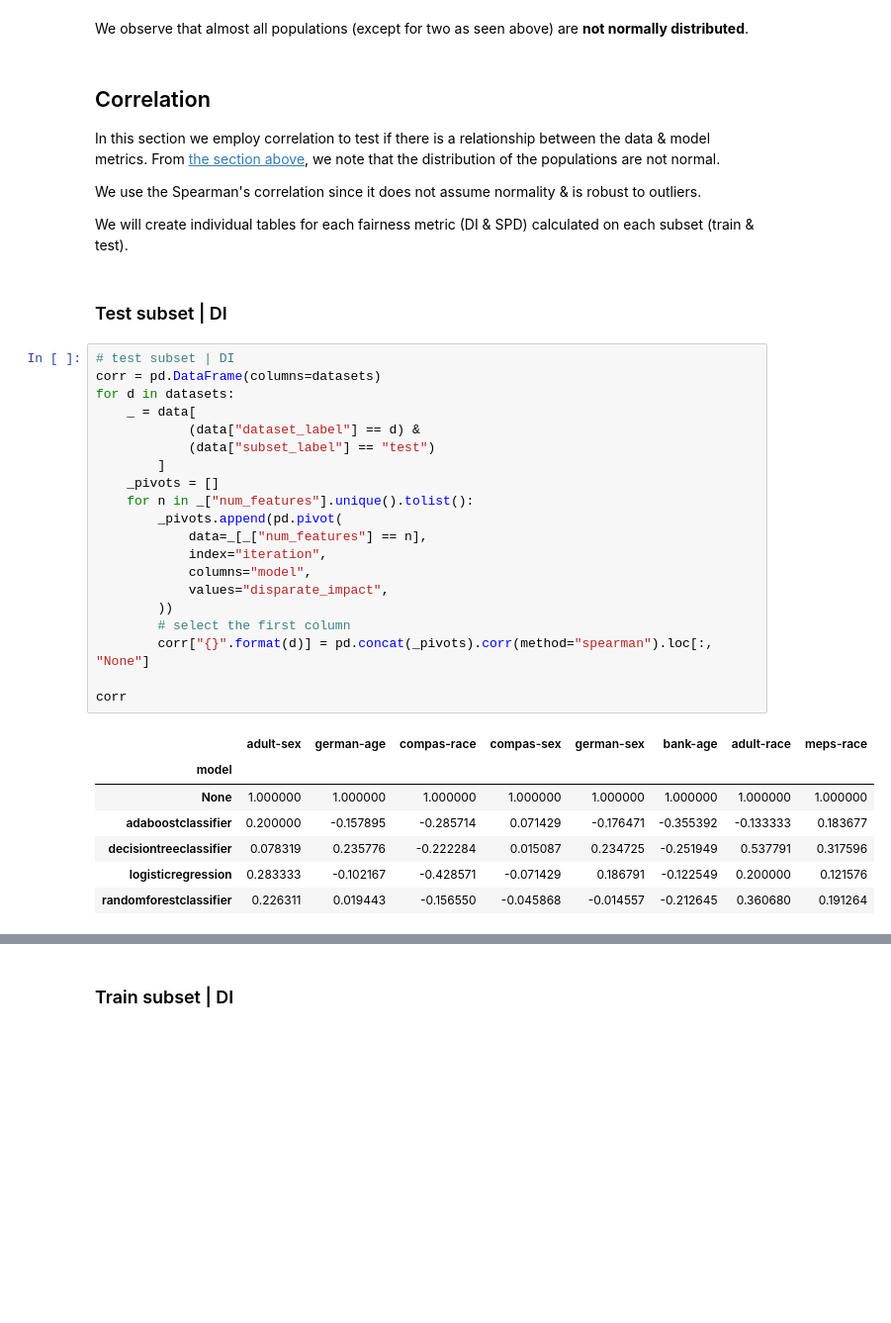
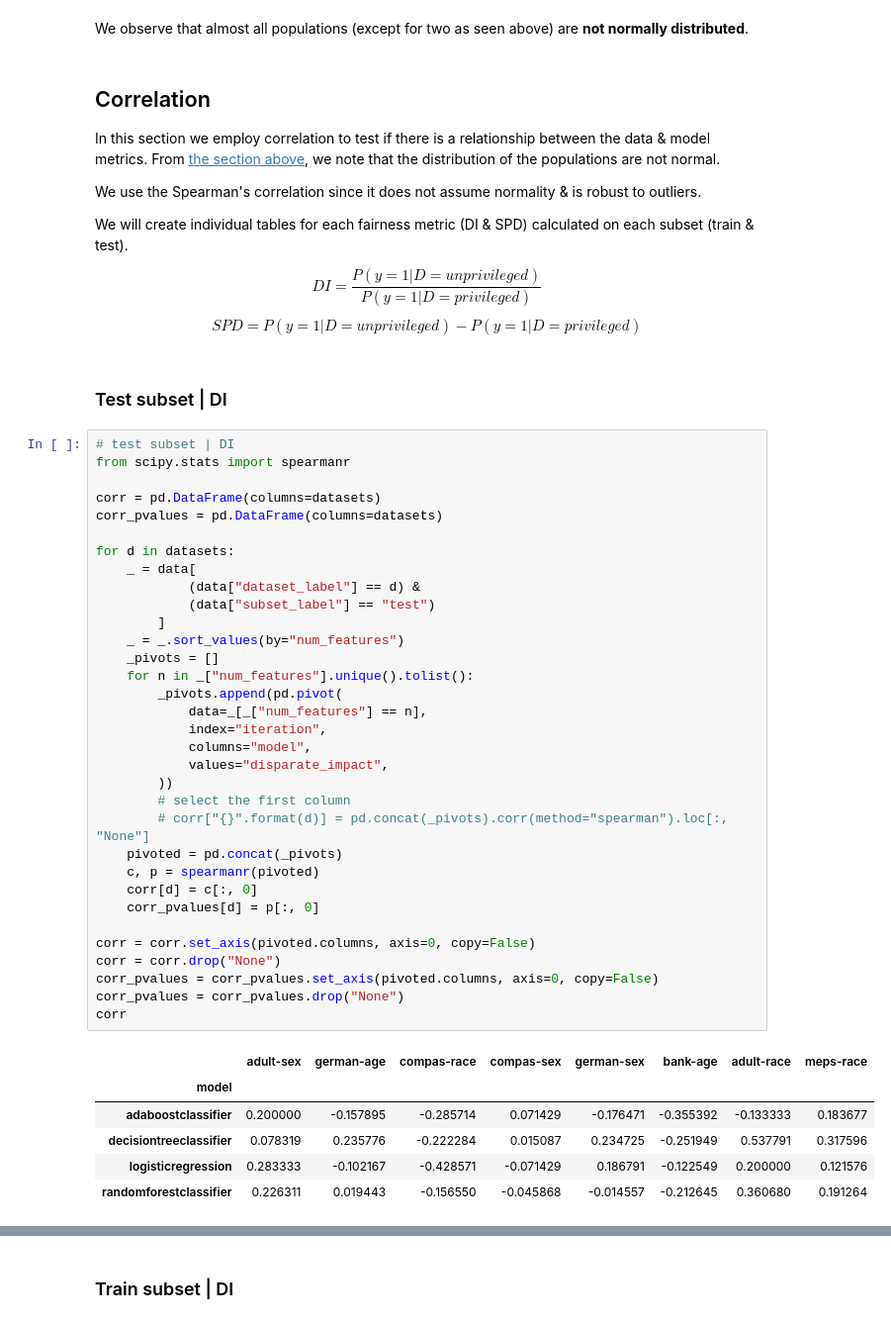
Before and after one commit to arumoy-shome/shome2022qualitative, a Jupyter notebook: docs/exp-feature-sets.ipynb, the cells around one changed output, grey strips where cells are left out. Shown at 99% size. Drawn from its saved outputs; the diff is of its cells as text; blank space fills up the shorter version.

```diff
--- a/docs/exp-feature-sets.ipynb
+++ b/docs/exp-feature-sets.ipynb
@@ -255,32 +252,51 @@ In this section we employ correlation to test if there is a relationship between
 We use the Spearman's correlation since it does not assume normality & is robust to outliers.
 
 We will create individual tables for each fairness metric (DI & SPD) calculated on each subset (train & test).
+
+$$
+DI = \frac{P(y=1 | D=unprivileged)}{P(y=1 | D=privileged)}
+$$
+$$
+SPD = P(y=1 | D=unprivileged) - P(y=1 | D=privileged)
+$$
 # %% [markdown]
 ### Test subset | DI
 # %%
 # test subset | DI
+from scipy.stats import spearmanr
+
 corr = pd.DataFrame(columns=datasets)
+corr_pvalues = pd.DataFrame(columns=datasets)
+
 for d in datasets:
     _ = data[
             (data["dataset_label"] == d) &
             (data["subset_label"] == "test")
         ]
+    _ = _.sort_values(by="num_features")
     _pivots = []
     for n in _["num_features"].unique().tolist():
         _pivots.append(pd.pivot(
             data=_[_["num_features"] == n],
             index="iteration",
             columns="model",
             values="disparate_impact",
         ))
         # select the first column
-        corr["{}".format(d)] = pd.concat(_pivots).corr(method="spearman").loc[:, "None"]
+        # corr["{}".format(d)] = pd.concat(_pivots).corr(method="spearman").loc[:, "None"]
+    pivoted = pd.concat(_pivots)
+    c, p = spearmanr(pivoted)
+    corr[d] = c[:, 0]
+    corr_pvalues[d] = p[:, 0]
 
+corr = corr.set_axis(pivoted.columns, axis=0, copy=False)
+corr = corr.drop("None")
+corr_pvalues = corr_pvalues.set_axis(pivoted.columns, axis=0, copy=False)
+corr_pvalues = corr_pvalues.drop("None")
 corr
 # %% [output]
 |  | adult-sex | german-age | compas-race | compas-sex | german-sex | bank-age | adult-race | meps-race |
 | model |  |  |  |  |  |  |  |  |
-| None | 1.000000 | 1.000000 | 1.000000 | 1.000000 | 1.000000 | 1.000000 | 1.000000 | 1.000000 |
 | adaboostclassifier | 0.200000 | -0.157895 | -0.285714 | 0.071429 | -0.176471 | -0.355392 | -0.133333 | 0.183677 |
 | decisiontreeclassifier | 0.078319 | 0.235776 | -0.222284 | 0.015087 | 0.234725 | -0.251949 | 0.537791 | 0.317596 |
 | logisticregression | 0.283333 | -0.102167 | -0.428571 | -0.071429 | 0.186791 | -0.122549 | 0.200000 | 0.121576 |
```
Also changed, not shown: parts of 10 cells of this notebook, 1 other file.
